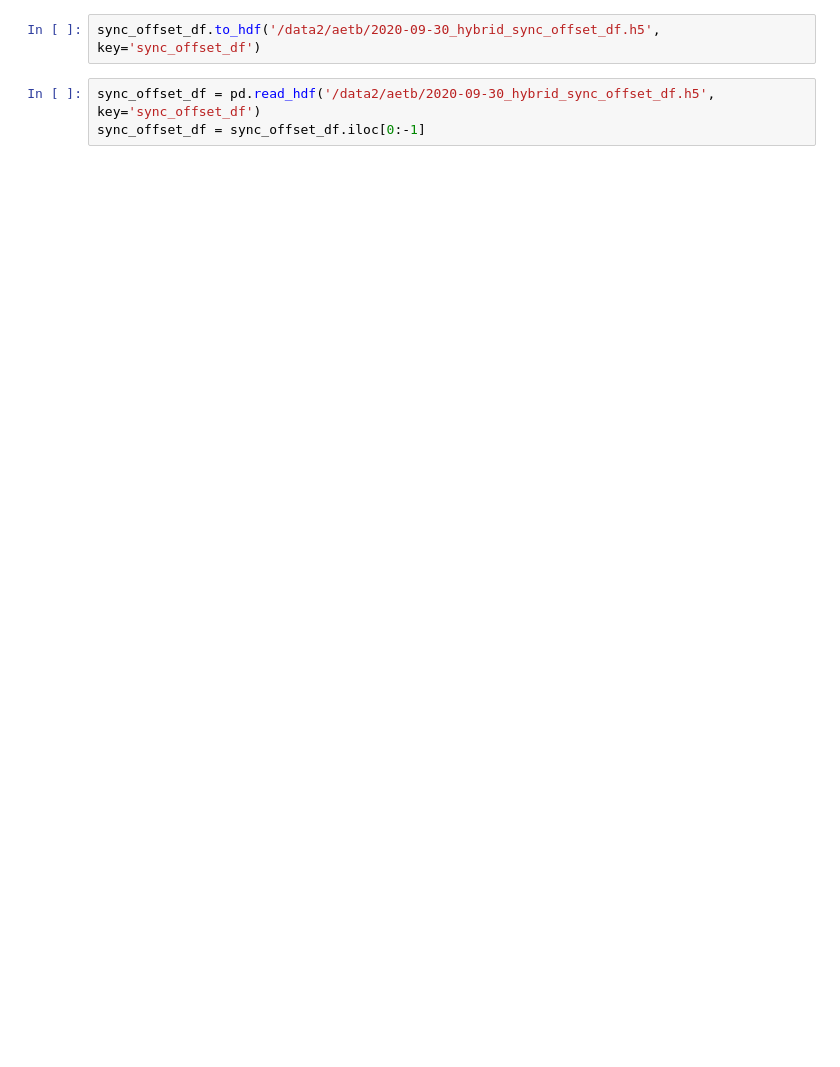
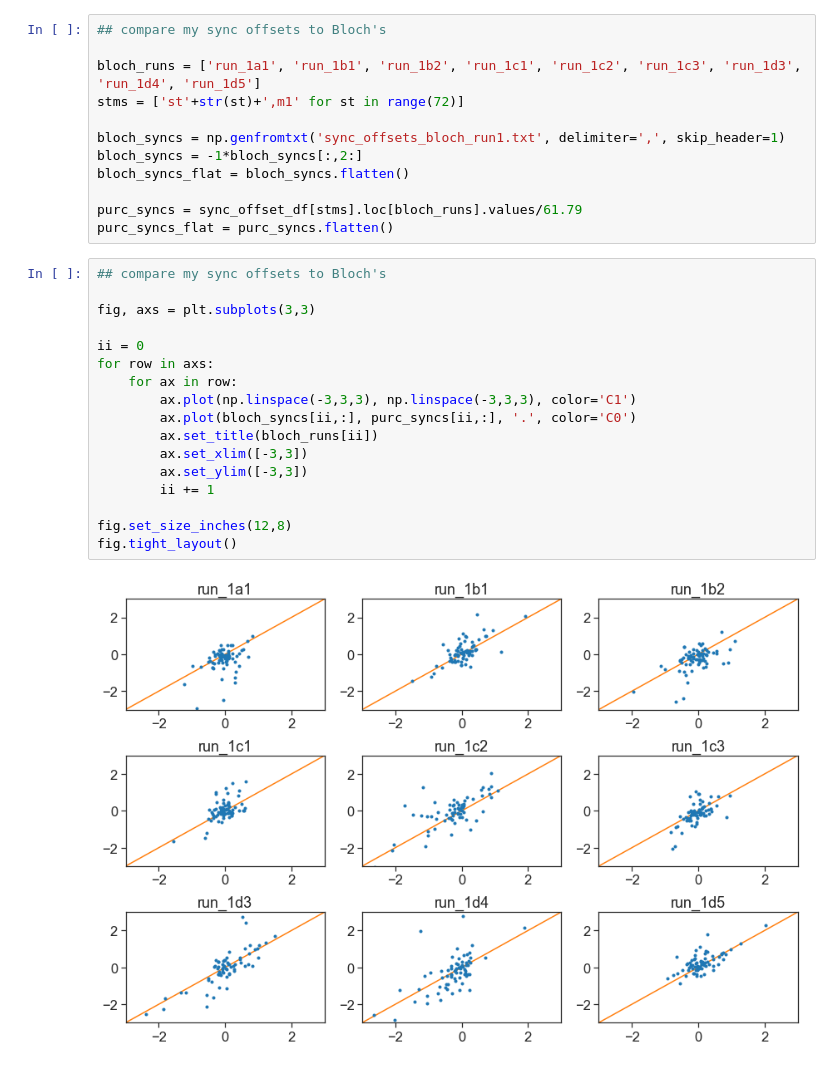
Before and after one commit to aetb/trfp, a Jupyter notebook: step_2_sync_offset_analysis.ipynb, the cells around one changed output. Saved outputs shown, nothing was run; the diff lists cells and outputs as text; blank space fills up the shorter version.

```diff
--- a/step_2_sync_offset_analysis.ipynb
+++ b/step_2_sync_offset_analysis.ipynb
@@ -69,5 +90,31 @@ sync_offset_df = sync_offset_df.sort_index()
-# %%
-sync_offset_df.to_hdf('/data2/aetb/2020-09-30_hybrid_sync_offset_df.h5', key='sync_offset_df')
-# %%
-sync_offset_df = pd.read_hdf('/data2/aetb/2020-09-30_hybrid_sync_offset_df.h5', key='sync_offset_df')
-sync_offset_df = sync_offset_df.iloc[0:-1]
+# %%
+## compare my sync offsets to Bloch's
+
+bloch_runs = ['run_1a1', 'run_1b1', 'run_1b2', 'run_1c1', 'run_1c2', 'run_1c3', 'run_1d3', 'run_1d4', 'run_1d5']
+stms = ['st'+str(st)+',m1' for st in range(72)]
+
+bloch_syncs = np.genfromtxt('sync_offsets_bloch_run1.txt', delimiter=',', skip_header=1)
+bloch_syncs = -1*bloch_syncs[:,2:]
+bloch_syncs_flat = bloch_syncs.flatten()
+
+purc_syncs = sync_offset_df[stms].loc[bloch_runs].values/61.79
+purc_syncs_flat = purc_syncs.flatten()
+# %%
+## compare my sync offsets to Bloch's
+
+fig, axs = plt.subplots(3,3)
+
+ii = 0
+for row in axs:
+    for ax in row:
+        ax.plot(np.linspace(-3,3,3), np.linspace(-3,3,3), color='C1')
+        ax.plot(bloch_syncs[ii,:], purc_syncs[ii,:], '.', color='C0')
+        ax.set_title(bloch_runs[ii])
+        ax.set_xlim([-3,3])
+        ax.set_ylim([-3,3])
+        ii += 1
+
+fig.set_size_inches(12,8)
+fig.tight_layout()
+# %% [output]
+[figure, added]
```
Also changed, not shown: parts of 29 cells of this notebook, 13 other files.
